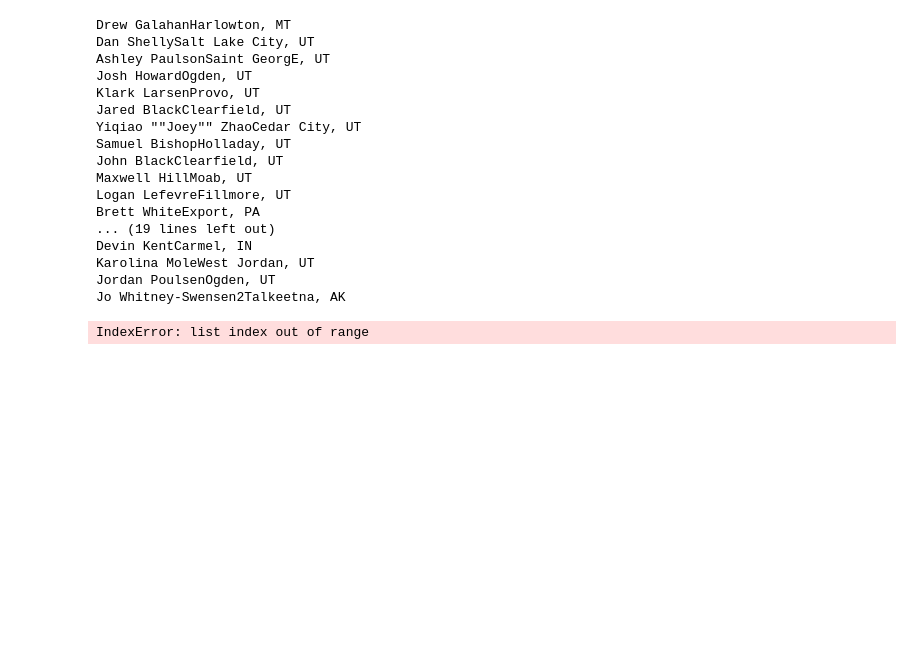
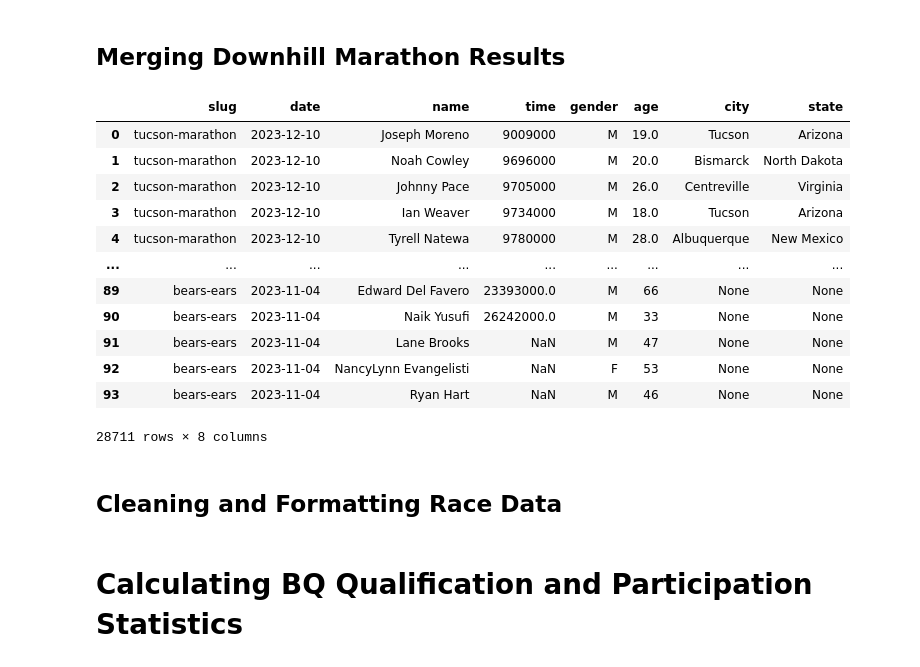
Before and after one commit to great-strides/boston-marathon-downhill, a Jupyter notebook: main.ipynb, the cells around one changed output. Cells and saved outputs as stored; diff of their text form; code cells hidden in the pictures; blank space fills up the shorter version.

```diff
--- a/main.ipynb
+++ b/main.ipynb
@@ -8,6 +10,8 @@ import re
 fields = pd.read_json('raw/fields-2012_2025.json')
 standards = pd.read_json('raw/standards-2020_2025.json')
 downhill_marathons = pd.read_csv('raw/downhill-marathons.csv')
+# %% [markdown]
+## Merging Downhill Marathon Results
 # %%
 athlinks_slugs = ['tucson-marathon', 'sundance-to-spearfish', 'pocatello', 'leading-ladies', 'jack-and-kills', 'hawaii-bird-conservation']
 raceentry_slugs = ['utah-valley-marathon']
@@ -29,7 +33,7 @@ race_slugs = {
 # %%
 def conv_formatted_time_to_millis(formatted_time: str):
     """Convert a formatted time string to milliseconds."""
-    if formatted_time == 'DNF' or formatted_time == '---' or pd.isna(formatted_time):
+    if formatted_time in ['DNF', '---', '–'] or pd.isna(formatted_time):
         return None
     parts = formatted_time.split(':')
     if len(parts) == 3:  # HH:MM:SS
@@ -42,12 +46,13 @@ def conv_formatted_time_to_millis(formatted_time: str):
         raise ValueError(f'Invalid time format: {formatted_time}')
 # %%
 def split_name_affiliation(name_affiliation: str):
-    print(name_affiliation)
-    parts = re.split(r'([a-z0-9][A-Z])', name_affiliation)
+    parts = re.split(r', ([a-z0-9A-Z][A-Z])', name_affiliation)
+    if len(parts) < 3:
+        return [name_affiliation.strip(), '']
     middle_part = parts[1]
     return [parts[0].strip() + middle_part[0], middle_part[1] + parts[2].strip()]
 # %%
-results_df = pd.DataFrame(columns=['slug', 'date', 'name', 'time', 'gender', 'age', 'city', 'state'])
+downhill_marathons_df = pd.DataFrame(columns=['slug', 'date', 'name', 'time', 'gender', 'age', 'city', 'state'])
 
 for provider in race_slugs:
     for race_slug in race_slugs[provider]:
@@ -70,56 +75,53 @@ for provider in race_slugs:
                     temp_df['city'] = temp_df['City']
                     temp_df['state'] = temp_df['State']
                 elif provider == 'runsignup':
-                    temp_df['name'] = ' '.join(temp_df['Name'].split()[1:])
+                    temp_df['name'] = temp_df['Name'].apply(lambda x: ' '.join(x.split()[1:]))
                     temp_df['city'] = temp_df['City']
                     temp_df['state'] = temp_df['State']
                 elif provider == 'brooksee':
                     temp_df['name'] = temp_df['First Name'] + ' ' + temp_df['Last Name']
                     temp_df['city'] = None
                     temp_df['state'] = None
                 temp_df = temp_df[['Age', 'Gender', 'Chip Time', 'name', 'city', 'state']]
                 temp_df['Chip Time'] = temp_df['Chip Time'].apply(conv_formatted_time_to_millis)
             elif provider == 'ultrasignup' or (race_slug == 'super' and date.startswith('2022')) or (race_slug == 'cascade-express' and date.startswith('2023')):
                 temp_df = pd.read_csv(file_path)
                 temp_df['name'] = temp_df['first_name'] + ' ' + temp_df['last_name']
                 temp_df = temp_df[['age', 'gender', 'time_millis', 'name', 'city', 'state']]
             elif provider == 'chronokeep':
                 temp_df = pd.read_csv(file_path)
                 temp_df['city'] = None
                 temp_df['state'] = None
                 temp_df = temp_df[['Age', 'Gender', 'Chip Time*', 'Name', 'city', 'state']]
                 temp_df['Chip Time*'] = temp_df['Chip Time*'].apply(conv_formatted_time_to_millis)
             elif provider == 'webscorer':
                 temp_df = pd.read_csv(file_path)
                 name_affiliations = temp_df['Name Affiliation'].apply(split_name_affiliation)
-                print(name_affiliations)
-                temp_df = temp_df[['Age', 'Gender', 'Finish time 			Chip time']]
+                temp_df['name'] = name_affiliations.apply(lambda x: x[0])
+                temp_df['city'] = name_affiliations.apply(lambda x: x[1].split(',')[0].strip() if ',' in x[1] else None)
+                temp_df['state'] = name_affiliations.apply(lambda x: x[1].split(',')[1].strip() if ',' in x[1] else None)
+                temp_df = temp_df[['Age', 'Gender', 'Finish time 			Chip time', 'name', 'city', 'state']]
                 temp_df['Finish time 			Chip time'] = temp_df['Finish time 			Chip time'].apply(conv_formatted_time_to_millis)
             else:
                 continue
 
             temp_df.columns = ['age', 'gender', 'time', 'name', 'city', 'state']
             temp_df['slug'] = race_slug
-            temp_df['date'] = date
-            results_df = pd.concat([results_df, temp_df])
+            temp_df['date'] = pd.Timestamp(date)
+            downhill_marathons_df = pd.concat([downhill_marathons_df, temp_df])
 
-results_df
+downhill_marathons_df
 # %% [output]
+|  | slug | date | name | time | gender | age | city | state |
+| 0 | tucson-marathon | 2023-12-10 | Joseph Moreno | 9009000 | M | 19.0 | Tucson | Arizona |
+| 1 | tucson-marathon | 2023-12-10 | Noah Cowley | 9696000 | M | 20.0 | Bismarck | North Dakota |
+| 2 | tucson-marathon | 2023-12-10 | Johnny Pace | 9705000 | M | 26.0 | Centreville | Virginia |
+| 3 | tucson-marathon | 2023-12-10 | Ian Weaver | 9734000 | M | 18.0 | Tucson | Arizona |
+| 4 | tucson-marathon | 2023-12-10 | Tyrell Natewa | 9780000 | M | 28.0 | Albuquerque | New Mexico |
+| ... | ... | ... | ... | ... | ... | ... | ... | ... |
+| 89 | bears-ears | 2023-11-04 | Edward Del Favero | 23393000.0 | M | 66 | None | None |
+| 90 | bears-ears | 2023-11-04 | Naik Yusufi | 26242000.0 | M | 33 | None | None |
+| 91 | bears-ears | 2023-11-04 | Lane Brooks | NaN | M | 47 | None | None |
+| 92 | bears-ears | 2023-11-04 | NancyLynn Evangelisti | NaN | F | 53 | None | None |
+| 93 | bears-ears | 2023-11-04 | Ryan Hart | NaN | M | 46 | None | None |
-Drew GalahanHarlowton, MT
-Dan ShellySalt Lake City, UT
-Ashley PaulsonSaint GeorgE, UT
-Josh HowardOgden, UT
-Klark LarsenProvo, UT
-Jared BlackClearfield, UT
-Yiqiao ""Joey"" ZhaoCedar City, UT
-Samuel BishopHolladay, UT
-John BlackClearfield, UT
-Maxwell HillMoab, UT
-Logan LefevreFillmore, UT
-Brett WhiteExport, PA
-... (19 lines left out)
-Devin KentCarmel, IN
-Karolina MoleWest Jordan, UT
-Jordan PoulsenOgden, UT
-Jo Whitney-Swensen2Talkeetna, AK
+28711 rows × 8 columns
-IndexError: list index out of range
@@ -126,3 +199,5 @@ IndexError: list index out of range
+# %% [markdown]
+## Cleaning and Formatting Race Data
 # %%
 fields['"CUT-OFF TIME"*'] = pd.to_timedelta('00:0' + fields['"CUT-OFF TIME"*'])
 fields[['QUALIFIERS NOT ACCEPTED', 'FIELD SIZE']] = fields[['QUALIFIERS NOT ACCEPTED', 'FIELD SIZE']].apply(lambda col: col.str.replace(',', '').astype(int))
@@ -148 +223,3 @@ downhill_marathons_to_save.columns = ['Name', 'Net Downhill (ft)', 'Year Establi
 downhill_marathons_to_save.to_csv('data/downhill-marathons.csv', index=False)
+# %% [markdown]
+# Calculating BQ Qualification and Participation Statistics
```
Also changed, not shown: parts of 10 cells of this notebook, 9 other files.
